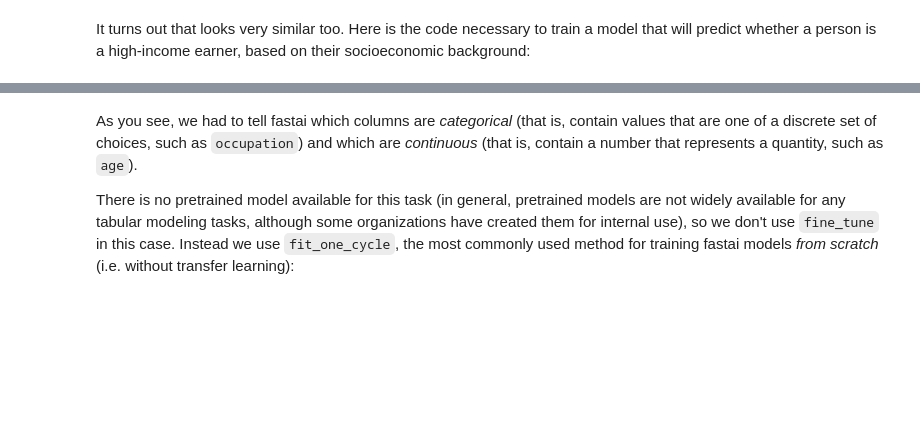
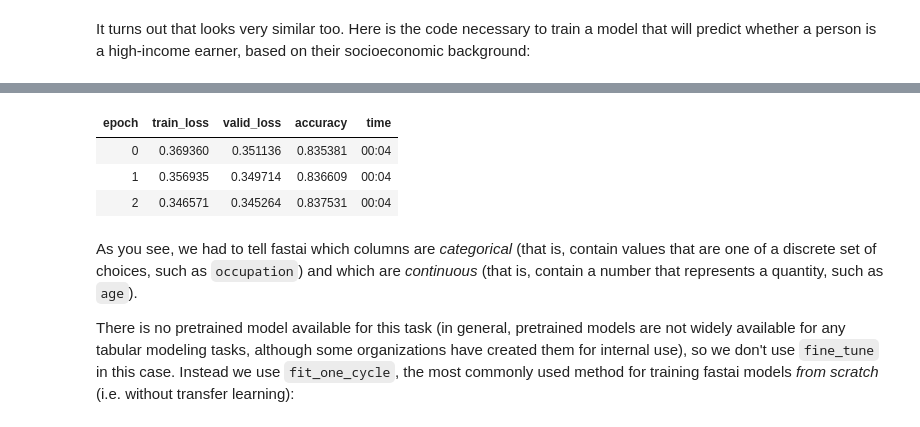
Before and after one commit to izabelo/fastbook, a Jupyter notebook: 01_intro.ipynb, the cells around one changed output, grey strips where cells are left out. Saved outputs shown, nothing was run; the diff lists cells and outputs as text; code cells hidden in the pictures; blank space fills up the shorter version.

Commit message:
Ran all training functions

```diff
--- a/01_intro.ipynb
+++ b/01_intro.ipynb
@@ -828,3 +872,10 @@ dls = TabularDataLoaders.from_csv(path/'adult.csv', path=path, y_names="salary",
     )
 # %%
 learn = tabular_learner(dls, metrics=accuracy)
+# %%
+learn.fit_one_cycle(3)
+# %% [output]
+| epoch | train_loss | valid_loss | accuracy | time |
+| 0 | 0.369360 | 0.351136 | 0.835381 | 00:04 |
+| 1 | 0.356935 | 0.349714 | 0.836609 | 00:04 |
+| 2 | 0.346571 | 0.345264 | 0.837531 | 00:04 |
```
Also changed, not shown: parts of 16 cells of this notebook.
